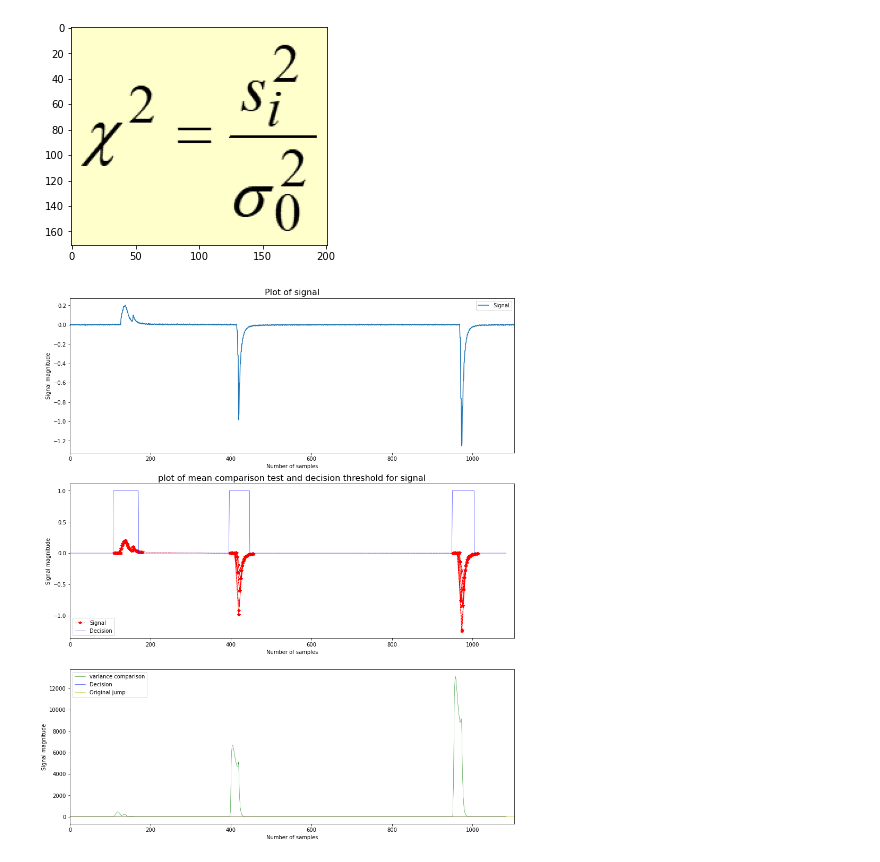
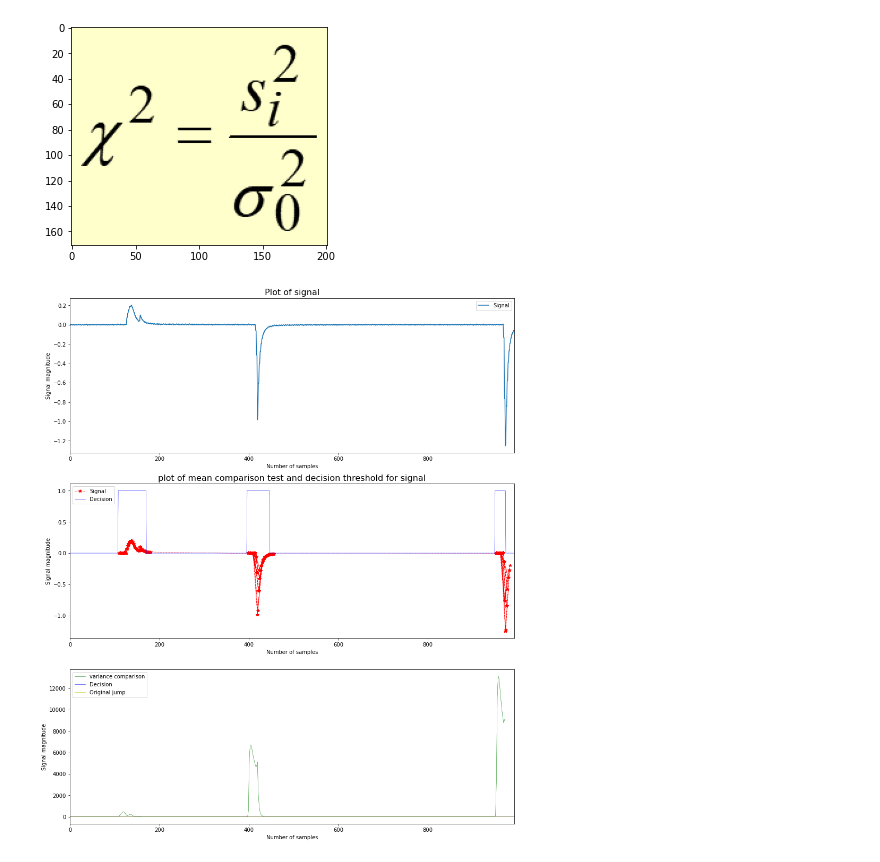
Before and after one commit to edwardquarm/Anomaly-detection-using-machine-learning, a Jupyter notebook: variance_change_detection.ipynb, the cells around one changed output. Saved outputs shown, nothing was run; the diff lists cells and outputs as text; code cells hidden in the pictures.

```diff
--- a/variance_change_detection.ipynb
+++ b/variance_change_detection.ipynb
@@ -22,6 +22,12 @@ Jump4 = pd.read_csv("jump4.csv",header=None)
 Jump5 = pd.read_csv("jump5.csv",header=None)
 Jump6 = pd.read_csv("jump6.csv",header=None)
 Jump_Dataframe = pd.concat([Jump1,Jump2,Jump3,Jump4,Jump5,Jump6],axis=1,ignore_index=True)
+# %%
+#Do some data preprocessing
+Signal_Dataframe.isnull().sum(),Jump_Dataframe.isnull().sum()
+
+Signal_Dataframe = Signal_Dataframe.dropna()
+Jump_Dataframe = Jump_Dataframe.dropna()
 # %%
 figs = {}
 axs = {}
@@ -49,50 +55,51 @@ plt.show()
 def anomaly_detection(signal,threshold,window_size):
     X = signal[:60]
     variance_flux0 = np.var(X)
-    decision_var = []
+    decision_var = np.zeros(signal.shape[0])
     variance_comparison = []
     time = []
     for window in range(window_size,signal.shape[0]+1):
         u = (np.std(signal[window-20:window])**2)/variance_flux0
         variance_comparison.append(u)
-        if ((u >= threshold).bool() | (u <= -threshold).bool()): #threshold
-            decision_var.append(1)
+        if ((u >= threshold) | (u <= -threshold)): #threshold
+            decision_var[window-window_size] = 1
             time.append(window - int(window_size/2))
             time.append(window - 19)
         else:
-            decision_var.append(0)
+            #decision_var.append(0)
+            decision_var[window-window_size] = 0
     return time, decision_var, variance_comparison
 # %%
-signal = Signal1  # 6 signals (0...5)
+signal = Signal_Dataframe[0]  # 6 signals (0...5)
 threshold = 2
 window_size = 20
 time, decision_var, variance_comparison = anomaly_detection(signal,threshold,window_size)
 # %%
 fig,axs = plt.subplots(3,1,figsize=(15,10))
 axs = axs.reshape(-1)
 axs[0].plot(signal,label='Signal')
 axs[0].set_xlim(0,signal.shape[0])
 axs[0].set_xlabel('Number of samples')
 axs[0].set_ylabel('Signal magnitude')
 axs[0].legend(loc=0)
 
-axs[1].plot(time,signal[0][time],'-.*',color='r',linewidth=0.5,label='Signal')
+axs[1].plot(time,signal[time],'-.*',color='r',linewidth=0.5,label='Signal')
 axs[1].plot(decision_var,color='b',linewidth=0.5,label='Decision')
 axs[1].set_xlim(0,signal.shape[0])
 axs[0].set_title('Plot of signal', fontsize=16)
 axs[1].set_xlabel('Number of samples')
 axs[1].set_ylabel('Signal magnitude')
 axs[1].legend(loc=0)
 
 axs[2].plot(variance_comparison,color='g',linewidth=0.5,label='variance comparison')
 axs[2].plot(decision_var,color='b',linewidth=0.5,label='Decision')
 axs[2].plot(signal,color='y',linewidth=0.5,label='Original jump')
 axs[2].set_xlim(0,signal.shape[0])
 axs[1].set_title('plot of mean comparison test and decision threshold for signal', fontsize=16)
 axs[2].set_xlabel('Number of samples')
 axs[2].set_ylabel('Signal magnitude')
 axs[2].legend(loc=0)
 plt.subplots_adjust( top = 1.5 )
 plt.show()
 # %% [output]
-[figure, old version]
+[figure, new version]
```
Also changed, not shown: parts of 7 cells of this notebook, 1 other file.
